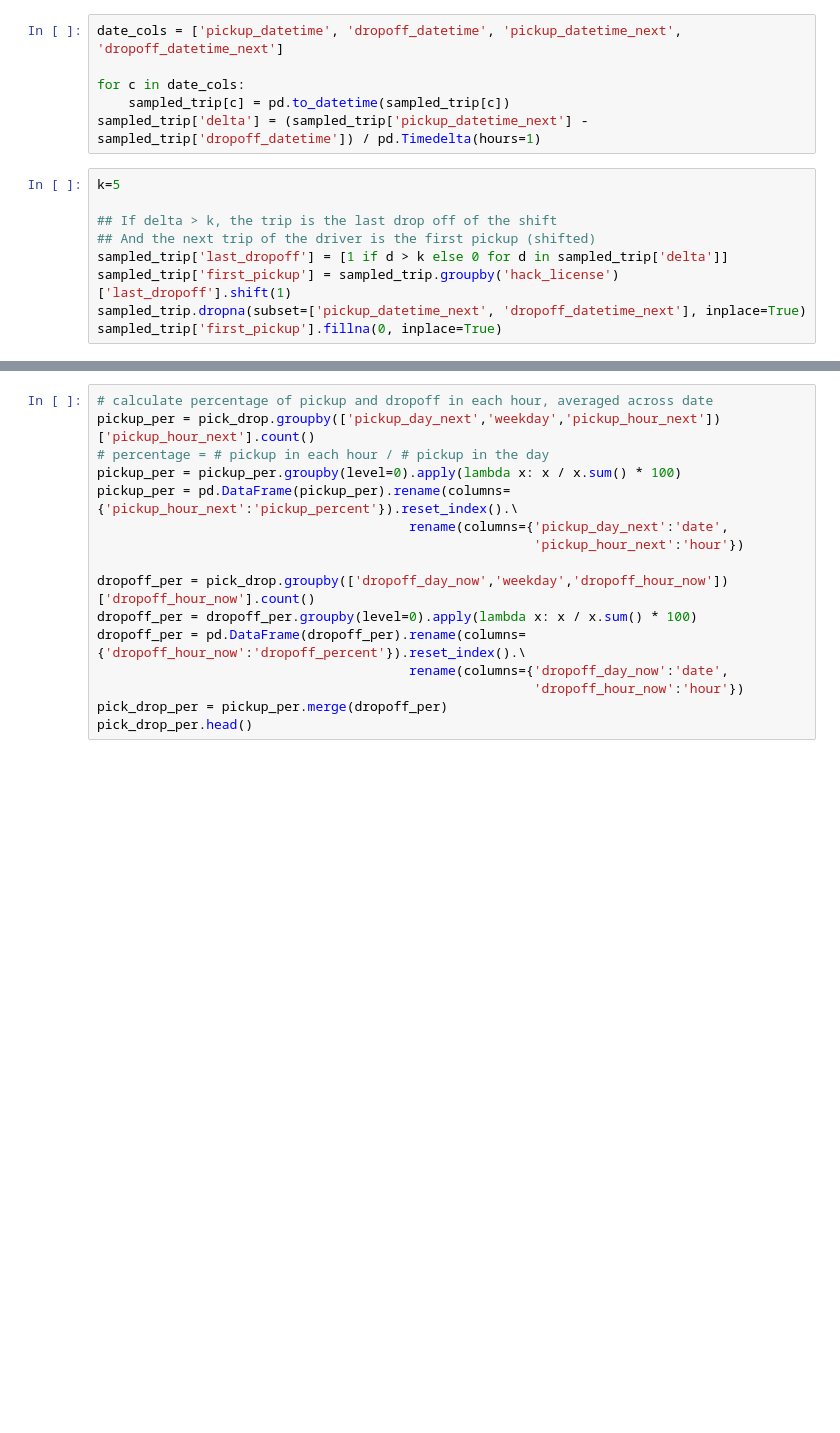
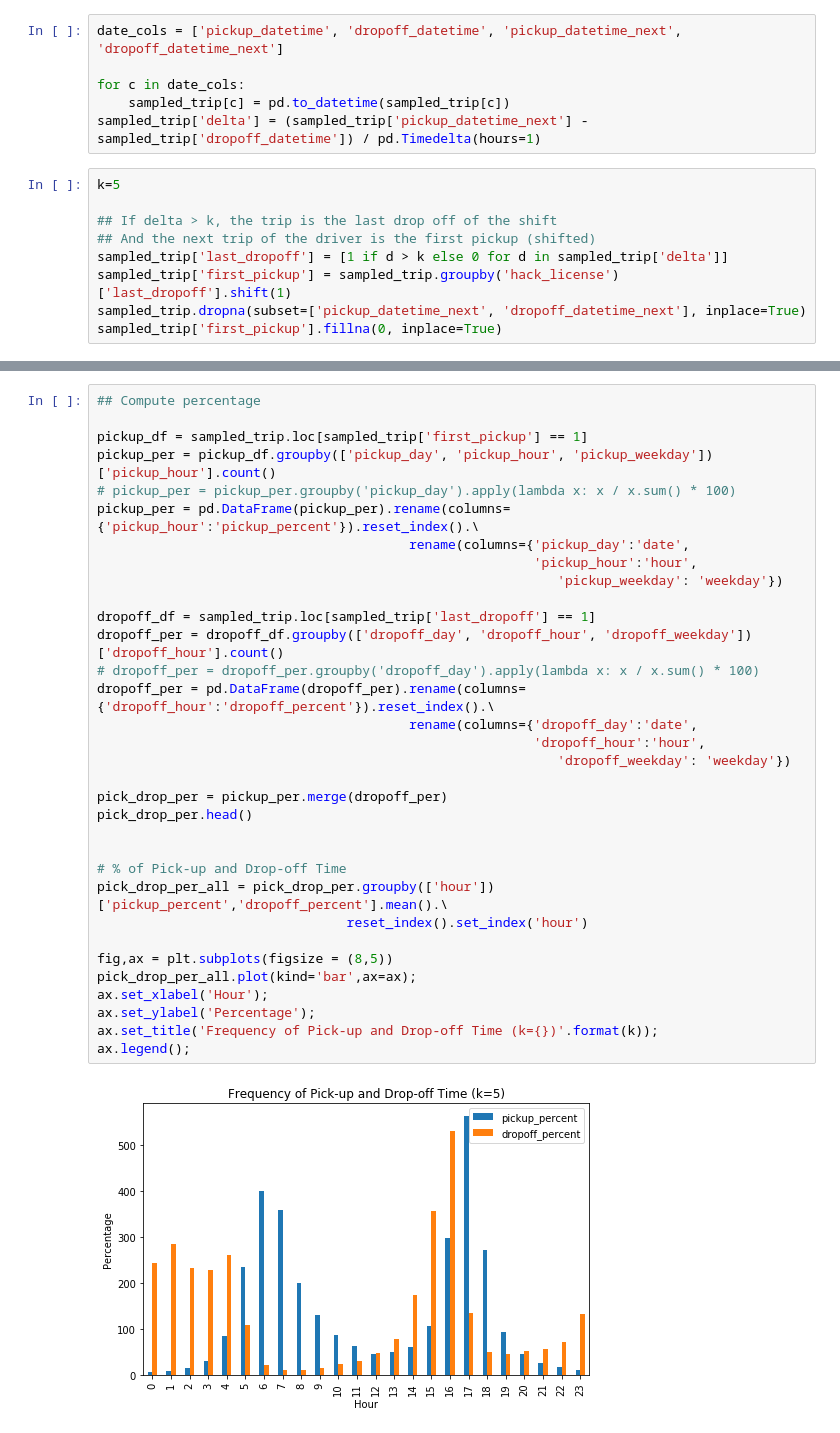
Before and after one commit to skyetim/didi-vehicle-repositioning-strategy, a Jupyter notebook: active_time/activetime_db_query.ipynb, the cells around one changed output, grey strips where cells are left out. Drawn from its saved outputs; the diff is of its cells as text; blank space fills up the shorter version.

```diff
--- a/active_time/activetime_db_query.ipynb
+++ b/active_time/activetime_db_query.ipynb
@@ -86,16 +80,35 @@ sampled_trip.head()
 # %%
-# calculate percentage of pickup and dropoff in each hour, averaged across date
-pickup_per = pick_drop.groupby(['pickup_day_next','weekday','pickup_hour_next'])['pickup_hour_next'].count()
-# percentage = # pickup in each hour / # pickup in the day
-pickup_per = pickup_per.groupby(level=0).apply(lambda x: x / x.sum() * 100)
-pickup_per = pd.DataFrame(pickup_per).rename(columns={'pickup_hour_next':'pickup_percent'}).reset_index().\
-                                        rename(columns={'pickup_day_next':'date',
-                                                        'pickup_hour_next':'hour'})
+## Compute percentage
 
-dropoff_per = pick_drop.groupby(['dropoff_day_now','weekday','dropoff_hour_now'])['dropoff_hour_now'].count()
-dropoff_per = dropoff_per.groupby(level=0).apply(lambda x: x / x.sum() * 100)
-dropoff_per = pd.DataFrame(dropoff_per).rename(columns={'dropoff_hour_now':'dropoff_percent'}).reset_index().\
-                                        rename(columns={'dropoff_day_now':'date',
-                                                        'dropoff_hour_now':'hour'})
+pickup_df = sampled_trip.loc[sampled_trip['first_pickup'] == 1]
+pickup_per = pickup_df.groupby(['pickup_day', 'pickup_hour', 'pickup_weekday'])['pickup_hour'].count()
+# pickup_per = pickup_per.groupby('pickup_day').apply(lambda x: x / x.sum() * 100)
+pickup_per = pd.DataFrame(pickup_per).rename(columns={'pickup_hour':'pickup_percent'}).reset_index().\
+                                        rename(columns={'pickup_day':'date',
+                                                        'pickup_hour':'hour',
+                                                           'pickup_weekday': 'weekday'})
+
+dropoff_df = sampled_trip.loc[sampled_trip['last_dropoff'] == 1]
+dropoff_per = dropoff_df.groupby(['dropoff_day', 'dropoff_hour', 'dropoff_weekday'])['dropoff_hour'].count()
+# dropoff_per = dropoff_per.groupby('dropoff_day').apply(lambda x: x / x.sum() * 100)
+dropoff_per = pd.DataFrame(dropoff_per).rename(columns={'dropoff_hour':'dropoff_percent'}).reset_index().\
+                                        rename(columns={'dropoff_day':'date',
+                                                        'dropoff_hour':'hour',
+                                                           'dropoff_weekday': 'weekday'})
+
 pick_drop_per = pickup_per.merge(dropoff_per)
 pick_drop_per.head()
+
+
+# % of Pick-up and Drop-off Time
+pick_drop_per_all = pick_drop_per.groupby(['hour'])['pickup_percent','dropoff_percent'].mean().\
+                                reset_index().set_index('hour')
+
+fig,ax = plt.subplots(figsize = (8,5))
+pick_drop_per_all.plot(kind='bar',ax=ax);
+ax.set_xlabel('Hour');
+ax.set_ylabel('Percentage');
+ax.set_title('Frequency of Pick-up and Drop-off Time (k={})'.format(k));
+ax.legend();
+# %% [output]
+[figure, added]
```
Also changed, not shown: parts of 9 cells of this notebook.
